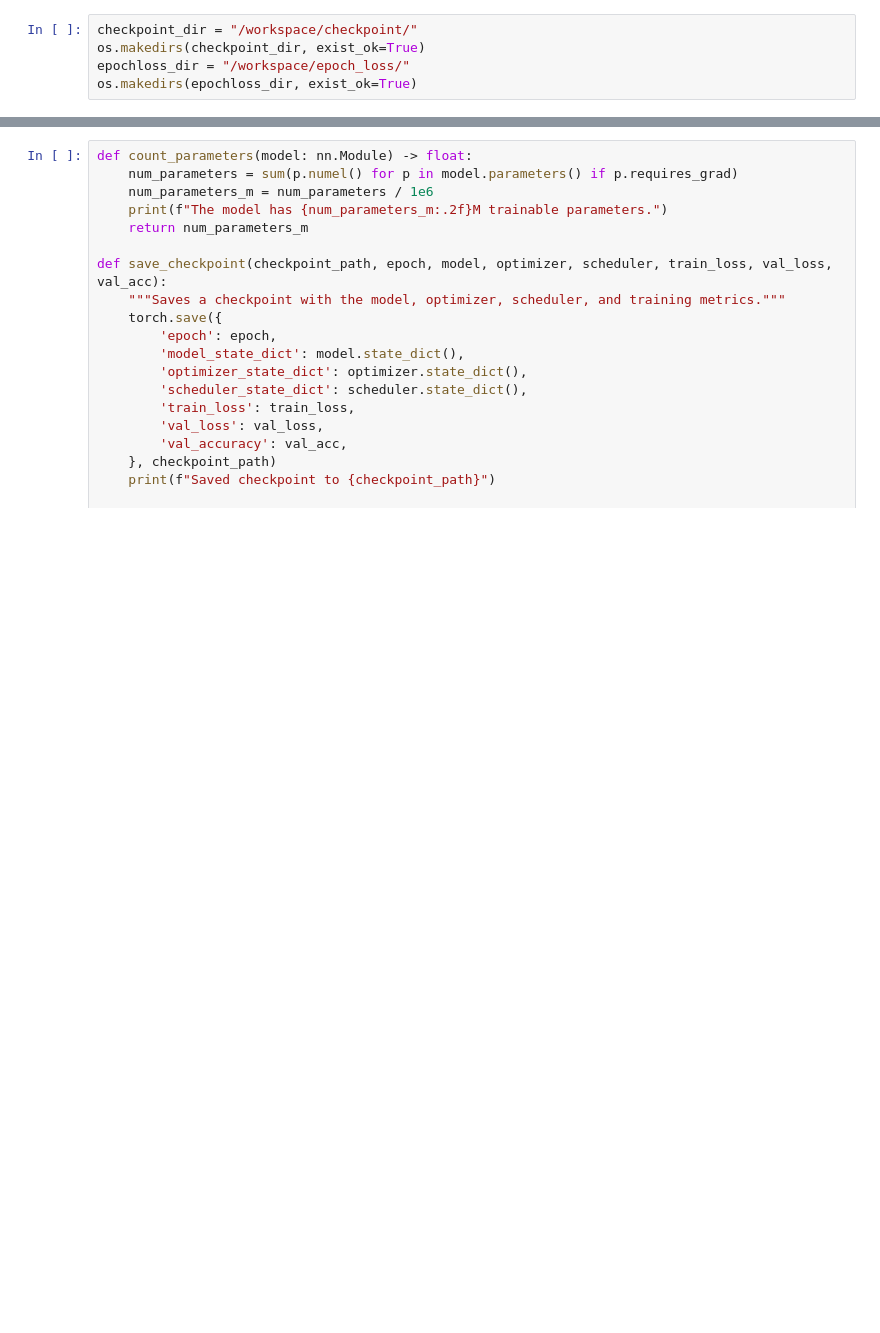
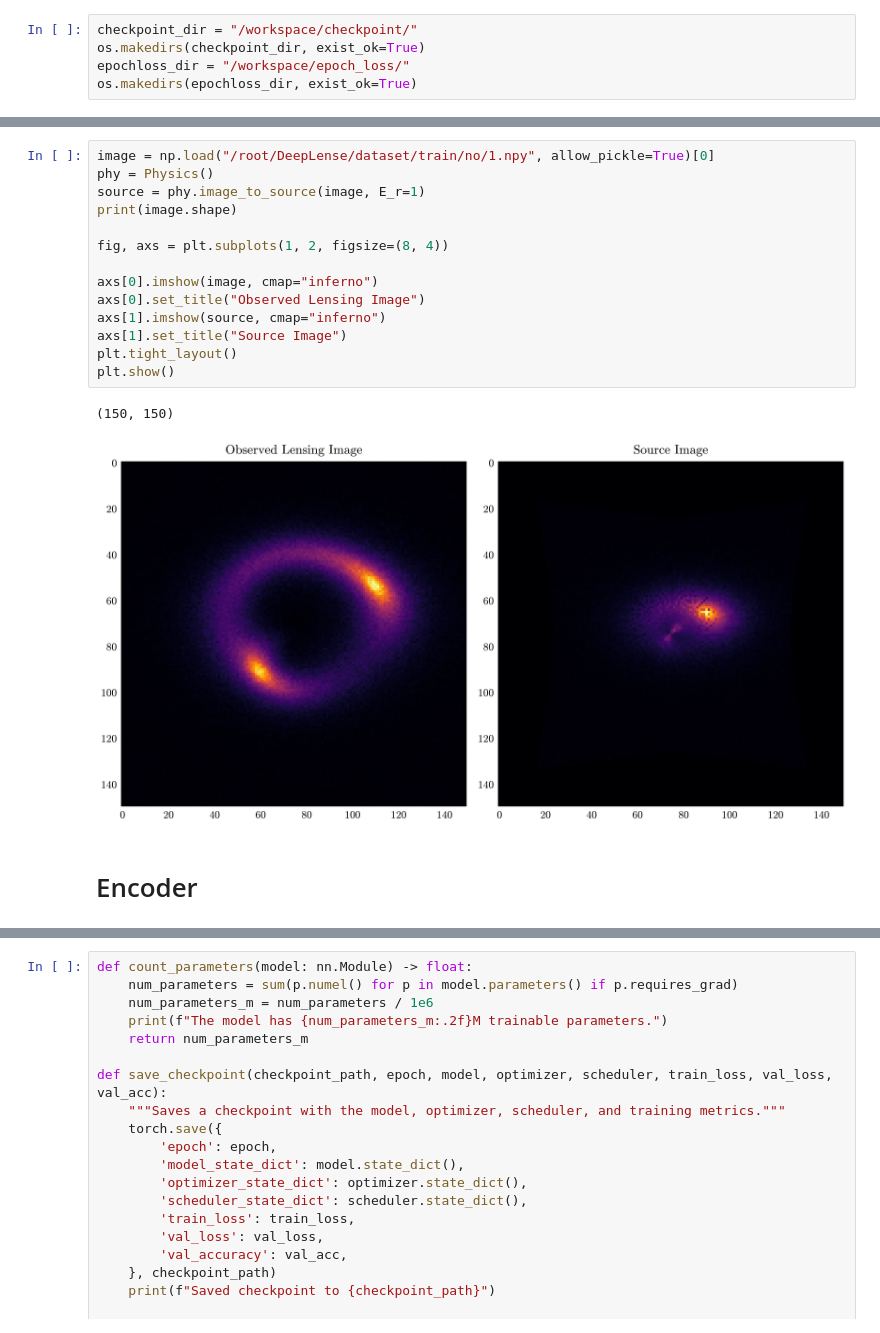
Before and after one commit to bsyh/DeepLense, a Jupyter notebook: task_5_PI_ResNet.ipynb, the cells around one changed output, grey strips where cells are left out. Drawn from its saved outputs; the diff is of its cells as text; blank space fills up the shorter version.

```diff
--- a/task_5_PI_ResNet.ipynb
+++ b/task_5_PI_ResNet.ipynb
@@ -992,0 +501,19 @@ os.makedirs(epochloss_dir, exist_ok=True)
+# %%
+image = np.load("/root/DeepLense/dataset/train/no/1.npy", allow_pickle=True)[0]
+phy = Physics()
+source = phy.image_to_source(image, E_r=1)
+print(image.shape)
+
+fig, axs = plt.subplots(1, 2, figsize=(8, 4))
+
+axs[0].imshow(image, cmap="inferno")
+axs[0].set_title("Observed Lensing Image")
+axs[1].imshow(source, cmap="inferno")
+axs[1].set_title("Source Image")
+plt.tight_layout()
+plt.show()
+# %% [output]
+(150, 150)
+[figure, added]
+# %% [markdown]
+# Encoder
```
Also changed, not shown: parts of 41 cells of this notebook, 3 other files.
